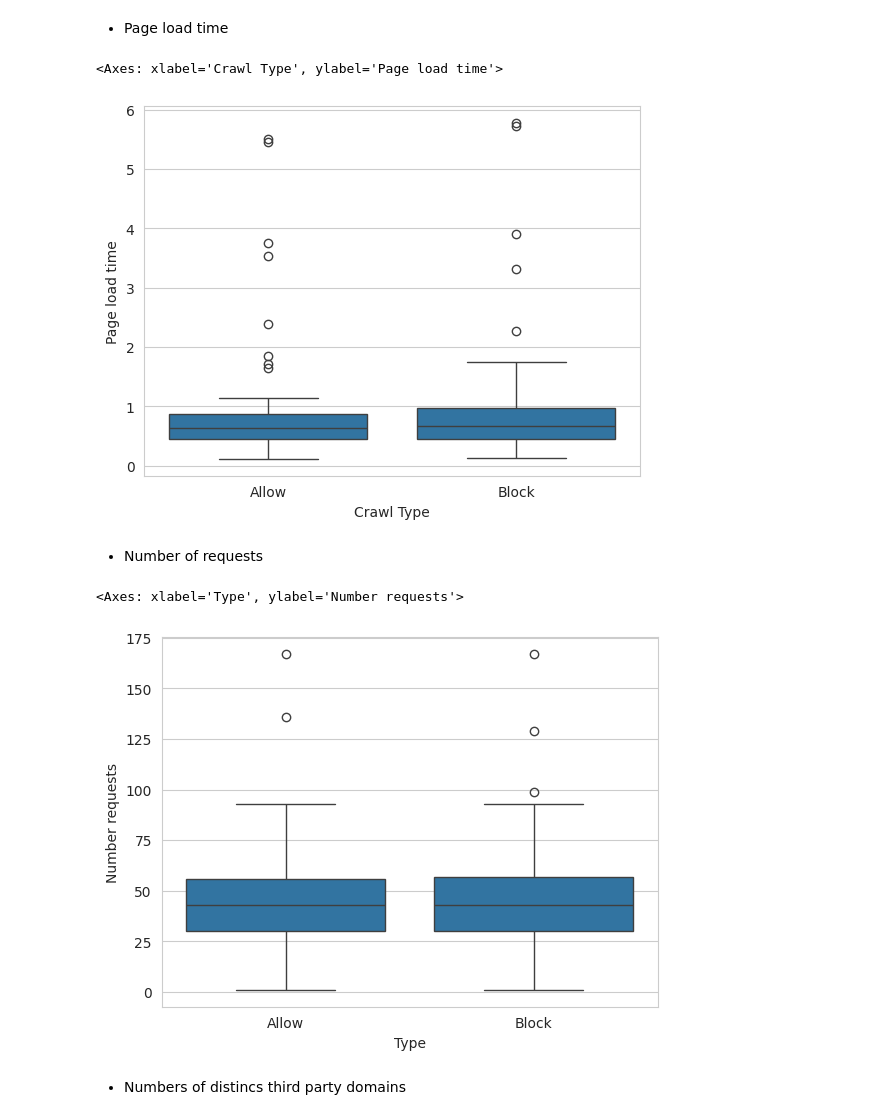
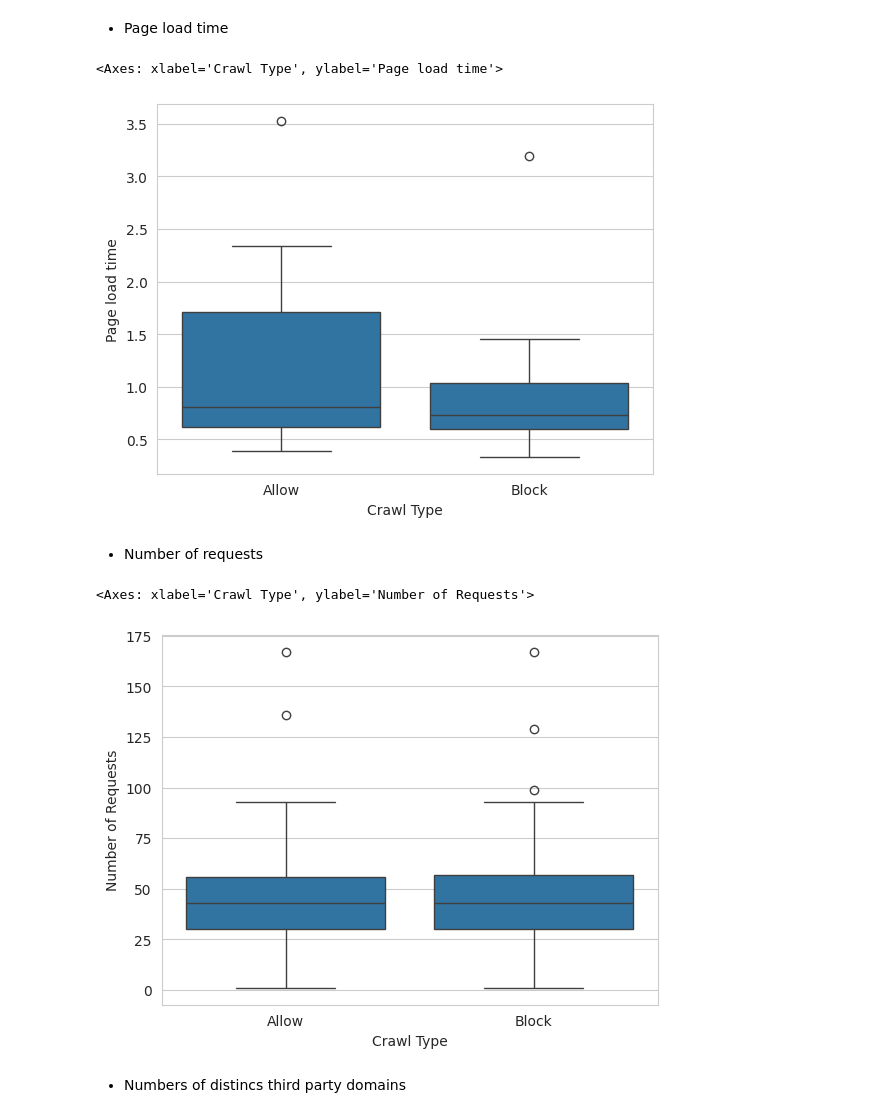
Before and after one commit to Borroot/tracking-crawler, a Jupyter notebook: analysis/assignment2_analysis.ipynb, the cells around one changed output. Drawn from its saved outputs; the diff is of its cells as text; code cells hidden in the pictures.

Commit message:
Start with simplifying analysis exercise 2

```diff
--- a/analysis/assignment2_analysis.ipynb
+++ b/analysis/assignment2_analysis.ipynb
@@ -73,16 +72,15 @@ print(data)
 # %% [markdown]
 - Page load time
 # %%
-page_load_times_allow = [j for i in stats["page_load_times_allow"] for j in i]
-page_load_times_block = [j for i in stats["page_load_times_block"] for j in i]
+page_load_times_allow = [(url_time['page_load_time'], 'Allow') for url_time in stats["page_load_times_allow"]]
+page_load_times_block = [(url_time['page_load_time'], 'Block') for url_time in stats["page_load_times_block"]]
 # %%
-combined = [(value, 'Allow') for value in page_load_times_allow] + [(value, 'Block') for value in page_load_times_block]
-analysis2 = pd.DataFrame(combined, columns=['Page load time', 'Crawl Type'])
+df_page_load_times = pd.DataFrame(page_load_times_allow + page_load_times_block, columns=['Page load time', 'Crawl Type'])
 sns.set_style("whitegrid")
-sns.boxplot(x = 'Crawl Type', y = 'Page load time', data = analysis2)
+sns.boxplot(x = 'Crawl Type', y = 'Page load time', data = df_page_load_times)
 # %% [output]
 <Axes: xlabel='Crawl Type', ylabel='Page load time'>
-[figure, old version]
+[figure, new version]
 # %% [markdown]
 - Number of requests
 # %%
@@ -110,9 +89,10 @@ df_number_request = pd.concat([df_request_allow, df_request_block])
 # %%
+df_number_requests = pd.DataFrame(requests_allow + requests_block, columns=['Number of Requests', 'Crawl Type'])
 sns.set_style("whitegrid")
-sns.boxplot(x = 'Type', y = 'Number requests', data = df_number_request)
+sns.boxplot(x = 'Crawl Type', y = 'Number of Requests', data = df_number_requests)
 # %% [output]
-<Axes: xlabel='Type', ylabel='Number requests'>
+<Axes: xlabel='Crawl Type', ylabel='Number of Requests'>
-[figure, old version]
+[figure, new version]
 # %% [markdown]
 - Numbers of distincs third party domains
 # %%
```
Also changed, not shown: parts of 3 cells of this notebook.
